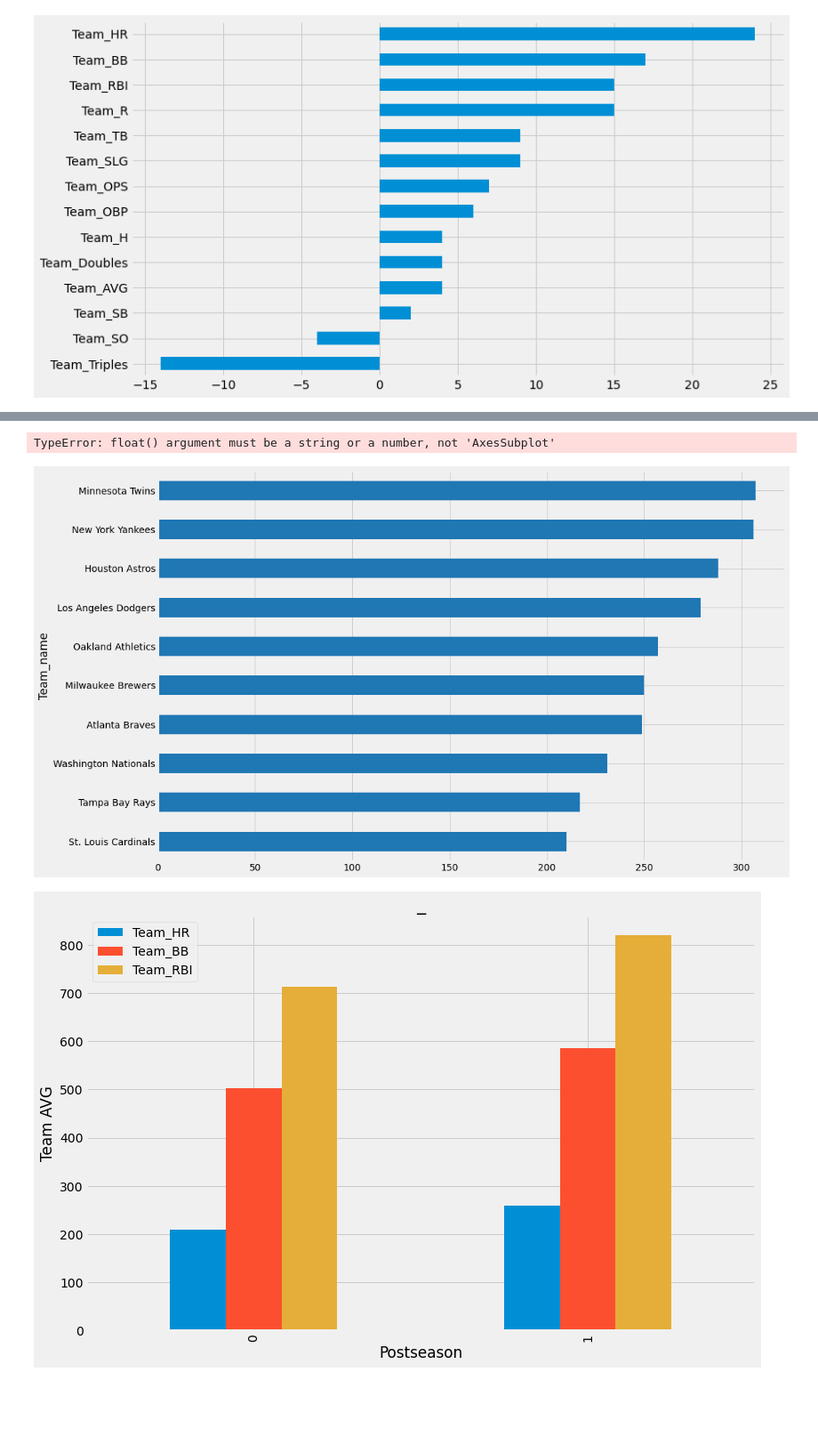
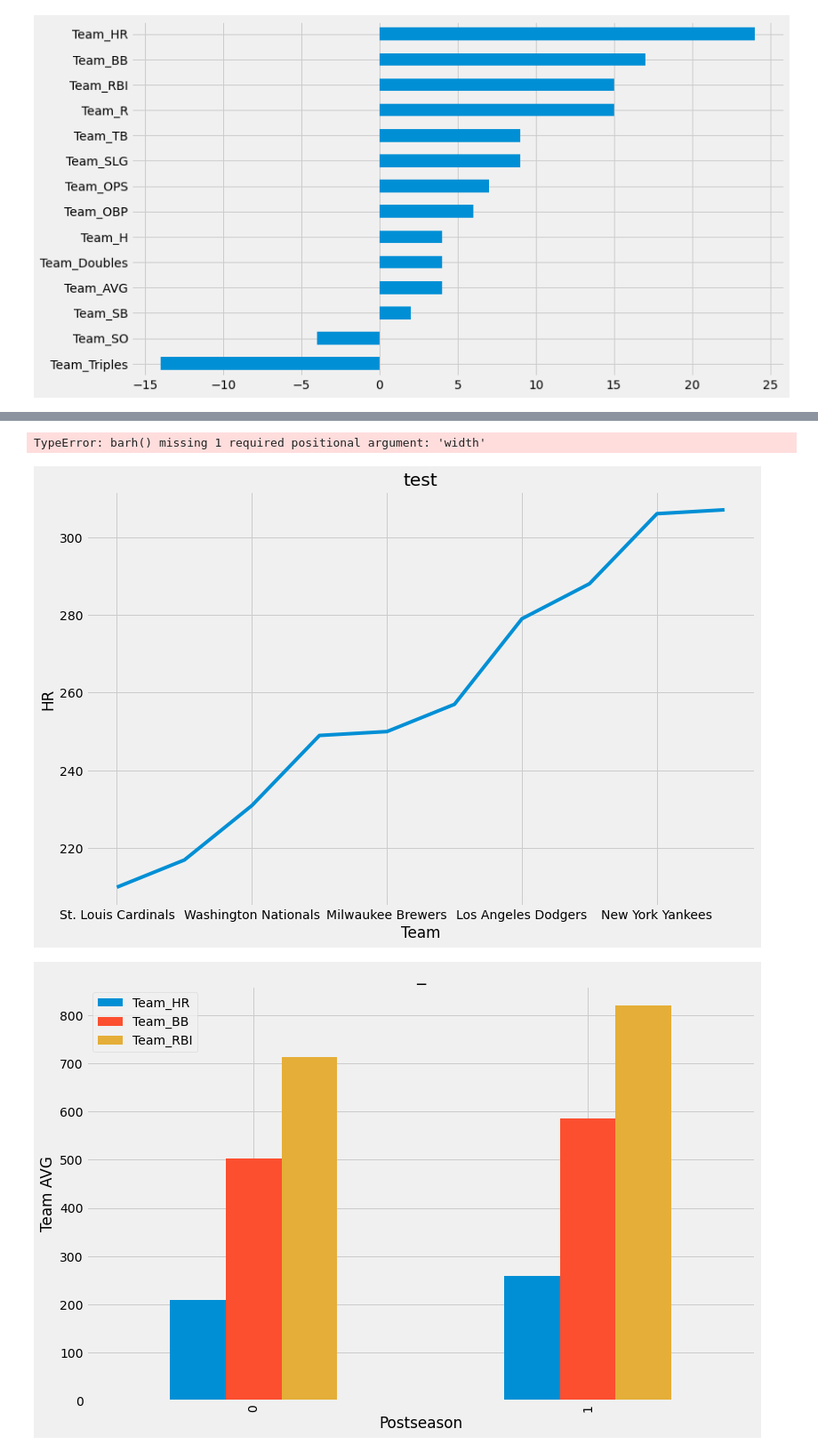
Before and after one commit to jmg0144/mlb-analysis, a Jupyter notebook: MLB-Analysis.ipynb, the cells around one changed output, grey strips where cells are left out. Shown at 89% size. Saved outputs shown, nothing was run; the diff lists cells and outputs as text; code cells hidden in the pictures; blank space fills up the shorter version.

```diff
--- a/MLB-Analysis.ipynb
+++ b/MLB-Analysis.ipynb
@@ -328,8 +320,10 @@ TypeError: float() argument must be a string or a number, not 'AxesSubplot'
-# %%
-plt.plot(postseason_df.groupby(['Team_name'])['Team_HR'].sum().sort_values().plot(kind='barh', figsize=(15,10), color='tab:blue', label='label1'))
-# %% [output]
-TypeError: float() argument must be a string or a number, not 'AxesSubplot'
-[figure, removed]
+# %%
+fig, ax = plt.subplots(figsize=(12, 8))
+ax.barh(postseason_df['Team_HR'].sort_values().plot(title='test', ylabel='HR', xlabel='Team'))
+ax.barh(non_postseason_df['Team_HR'].sort_values().plot(title='test', ylabel='HR', xlabel='Team'))
+# %% [output]
+TypeError: barh() missing 1 required positional argument: 'width'
+[figure, added]
 # %%
 dfg = df_2.groupby(['Postseason'])['Team_HR','Team_BB','Team_RBI'].mean()
 
```
Also changed, not shown: parts of 5 cells of this notebook.
